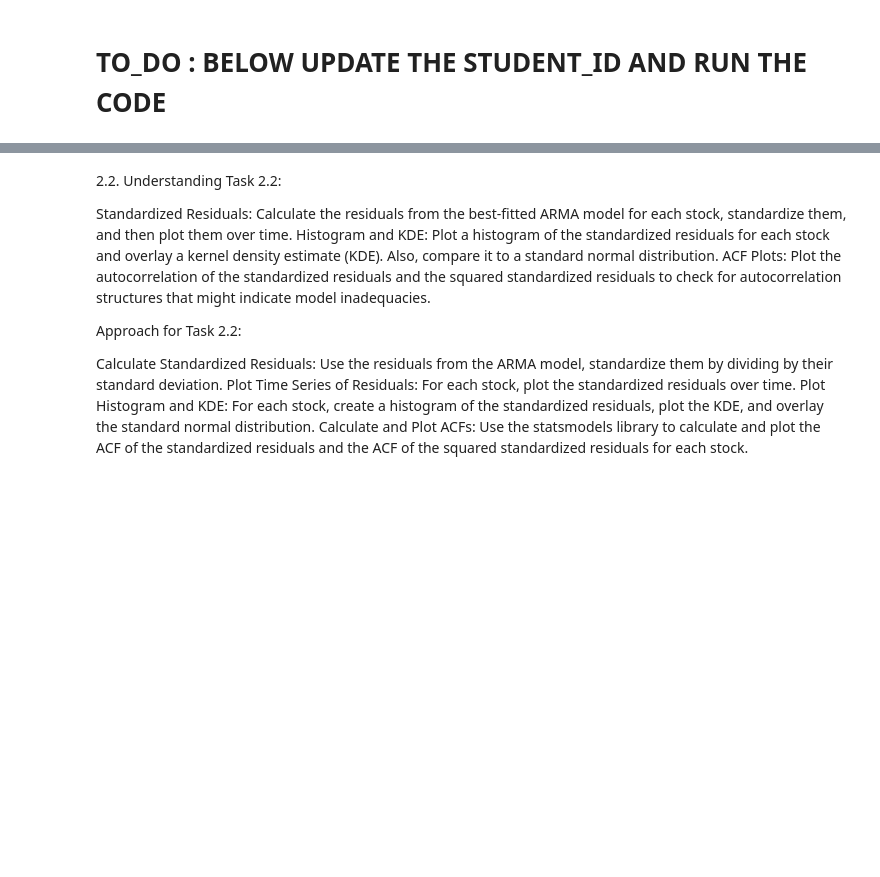
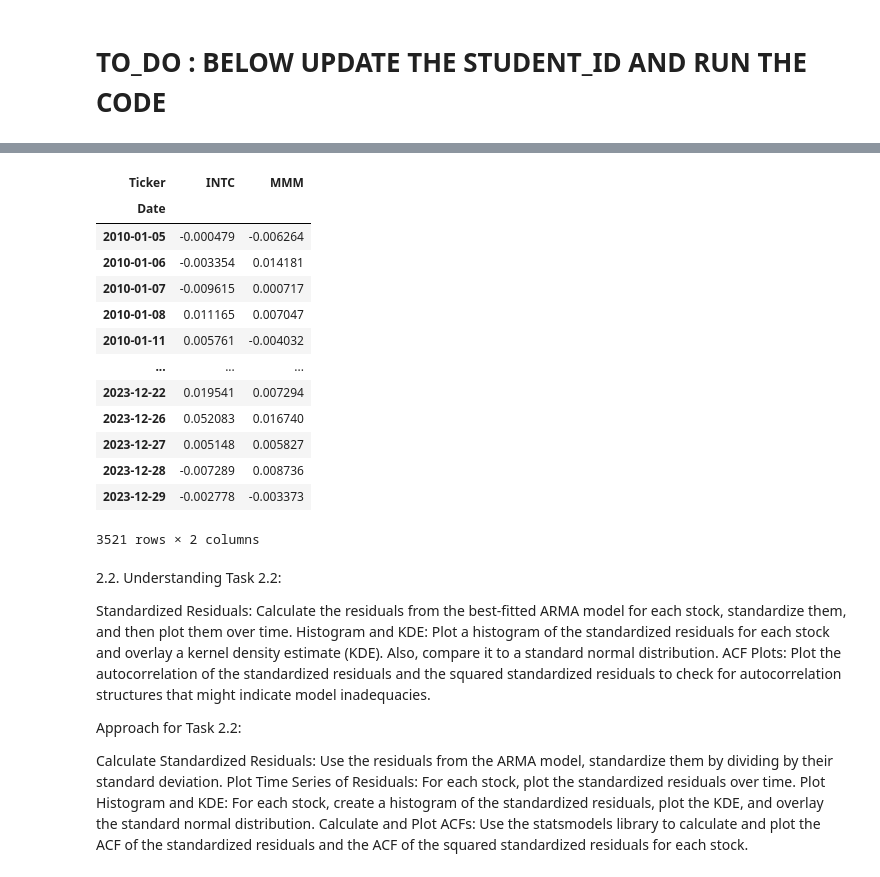
Before and after one commit to VijayaranganPR/Individual-Project, a Jupyter notebook: vikram_project.ipynb, the cells around one changed output, grey strips where cells are left out. Cells and saved outputs as stored; diff of their text form; code cells hidden in the pictures; blank space fills up the shorter version.

```diff
--- a/vikram_project.ipynb
+++ b/vikram_project.ipynb
@@ -351,3 +379,20 @@ Best-fitted ARMA model for HD: ARMA(2, 0) - AIC = -19673.2576
+# %%
+log_returns
+# %% [output]
+| Ticker | INTC | MMM |
+| Date |  |  |
+| 2010-01-05 | -0.000479 | -0.006264 |
+| 2010-01-06 | -0.003354 | 0.014181 |
+| 2010-01-07 | -0.009615 | 0.000717 |
+| 2010-01-08 | 0.011165 | 0.007047 |
+| 2010-01-11 | 0.005761 | -0.004032 |
+| ... | ... | ... |
+| 2023-12-22 | 0.019541 | 0.007294 |
+| 2023-12-26 | 0.052083 | 0.016740 |
+| 2023-12-27 | 0.005148 | 0.005827 |
+| 2023-12-28 | -0.007289 | 0.008736 |
+| 2023-12-29 | -0.002778 | -0.003373 |
+3521 rows × 2 columns
 # %% [markdown]
 2.2. Understanding Task 2.2:
 
```
Also changed, not shown: parts of 15 cells of this notebook, 1 other file.
